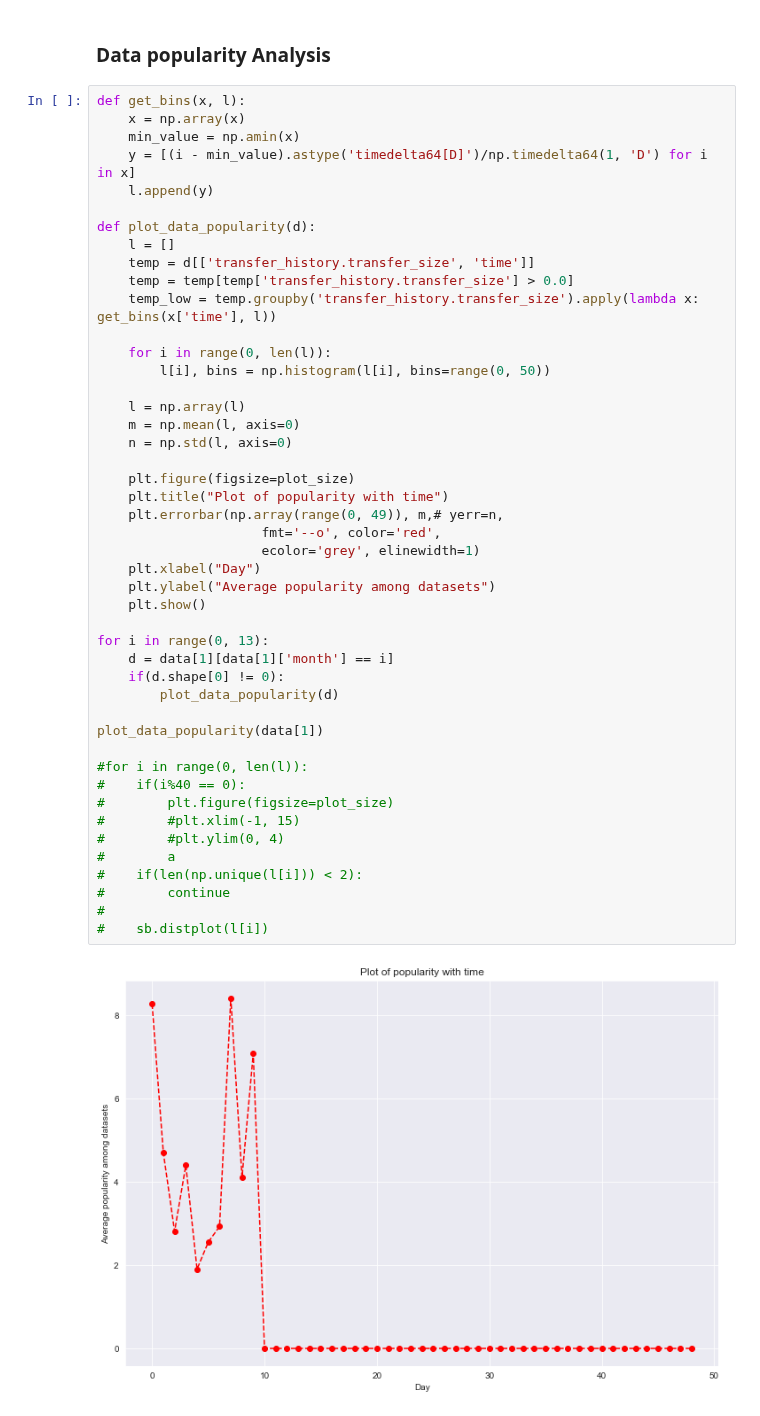
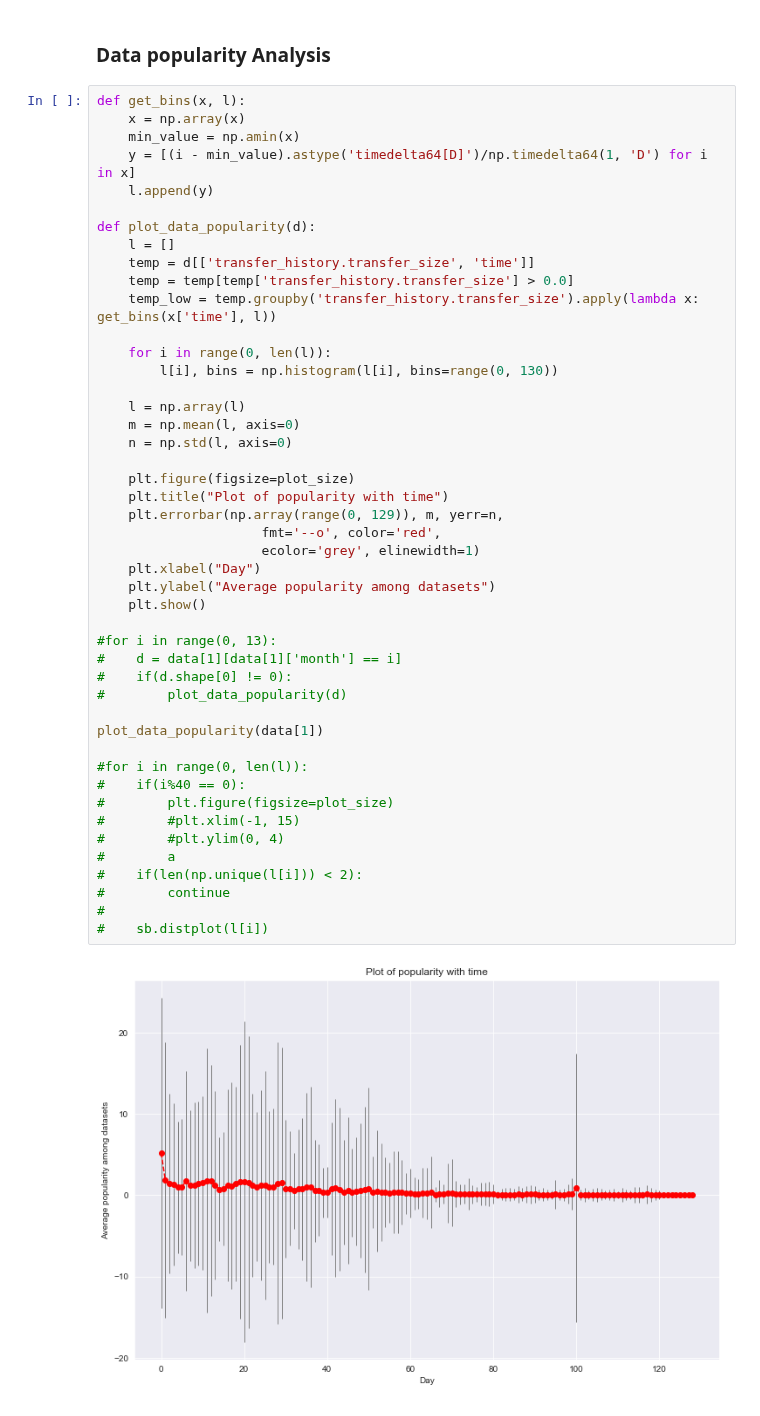
Before and after one commit to AdwaitB/greco-notes, a Jupyter notebook: infra/Analysis_full_1.ipynb, the cells around one changed output. Drawn from its saved outputs; the diff is of its cells as text.

```diff
--- a/infra/Analysis_full_1.ipynb
+++ b/infra/Analysis_full_1.ipynb
@@ -875,37 +875,37 @@ def plot_data_popularity(d):
     temp_low = temp.groupby('transfer_history.transfer_size').apply(lambda x: get_bins(x['time'], l))
 
     for i in range(0, len(l)):
-        l[i], bins = np.histogram(l[i], bins=range(0, 50))
+        l[i], bins = np.histogram(l[i], bins=range(0, 130))
 
     l = np.array(l)
     m = np.mean(l, axis=0)
     n = np.std(l, axis=0)
 
     plt.figure(figsize=plot_size)
     plt.title("Plot of popularity with time")
-    plt.errorbar(np.array(range(0, 49)), m,# yerr=n,
+    plt.errorbar(np.array(range(0, 129)), m, yerr=n,
                      fmt='--o', color='red',
                      ecolor='grey', elinewidth=1)
     plt.xlabel("Day")
     plt.ylabel("Average popularity among datasets")
     plt.show()
 
-for i in range(0, 13):
-    d = data[1][data[1]['month'] == i]
-    if(d.shape[0] != 0):
-        plot_data_popularity(d)
+#for i in range(0, 13):
+#    d = data[1][data[1]['month'] == i]
+#    if(d.shape[0] != 0):
+#        plot_data_popularity(d)
 
 plot_data_popularity(data[1])
 
 #for i in range(0, len(l)):
 #    if(i%40 == 0):
 #        plt.figure(figsize=plot_size)
 #        #plt.xlim(-1, 15)
 #        #plt.ylim(0, 4)
 #        a
 #    if(len(np.unique(l[i])) < 2):
 #        continue
 #
 #    sb.distplot(l[i])
 # %% [output]
-[figure, old version]
+[figure, new version]
```
Also changed, not shown: parts of 4 cells of this notebook, 2 other files.
